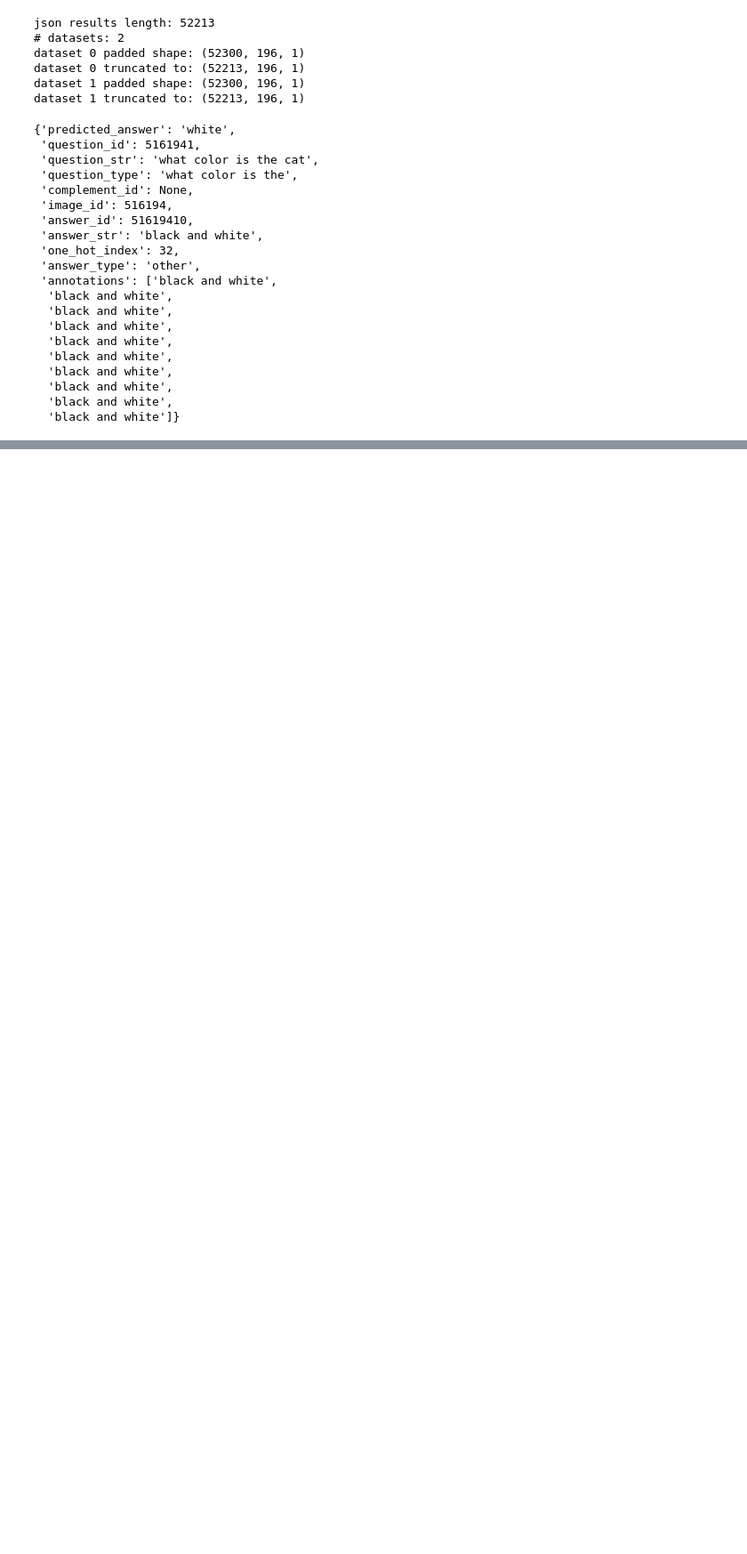
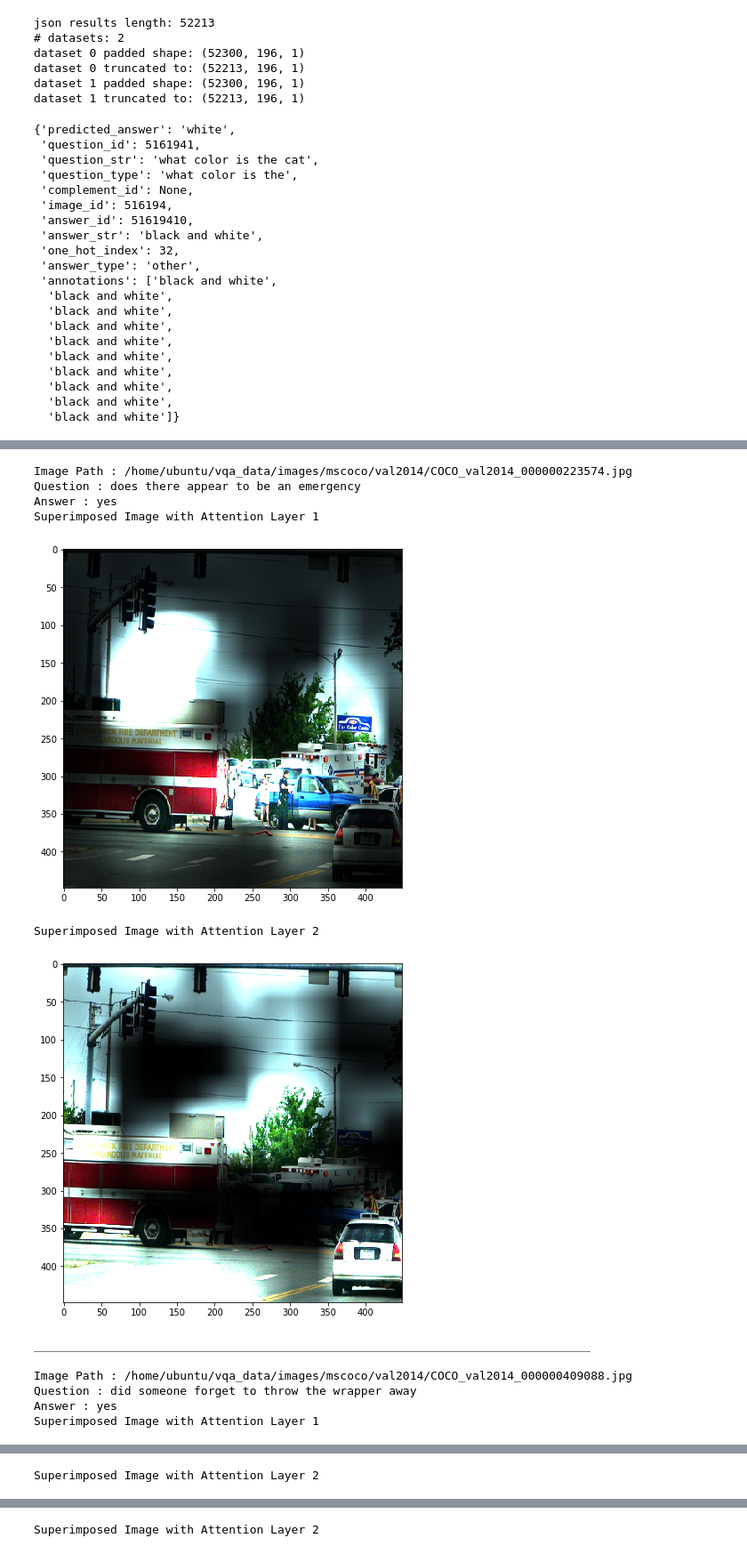
Before and after one commit to mwinton/w266-final-project, a Jupyter notebook: bin/attention_viz.ipynb, the cells around one changed output, grey strips where cells are left out. Shown at 89% size. Drawn from its saved outputs; the diff is of its cells as text; code cells hidden in the pictures; blank space fills up the shorter version.

Commit message:
Adding notebook for attention visualization

```diff
--- a/bin/attention_viz.ipynb
+++ b/bin/attention_viz.ipynb
@@ -78,13 +85,5 @@ resultsj[0]
 def get_image_path(img_id):
     ID_DIGITS = 12
     img_id_len = len(str(img_id))
-    img_path = '/home/mwinton/vqa_data/images/mscoco/val2014/COCO_val2014_{}{}.jpg'.format((ID_DIGITS - img_id_len)*'0', img_id)
+    img_path = '/home/ubuntu/vqa_data/images/mscoco/val2014/COCO_val2014_{}{}.jpg'.format((ID_DIGITS - img_id_len)*'0', img_id)
     return img_path
-# %%
-def show_image(img_path):
-    if os.path.isfile(img_path):
-        image = io.imread(img_path)
-        plt.imshow(image)
-        plt.axis('off')
-        plt.show()
-    return image.shape
@@ -91,7 +123,7 @@ def show_image(img_path):
 # %%
 num_samples = 3
 rand_indices = [randint(0, len(resultsj)) for s in range(0, num_samples)]
-rand_results, rand_image_id, rand_image_path, rand_question_str, rand_answer_str = [], [], [], [], []
+rand_results, rand_image_ids, rand_image_paths, rand_question_strs, rand_answer_strs = [], [], [], [], []
 
 for i in rand_indices:
     rand_results.append(resultsj[i])
@@ -101,8 +133,8 @@ for i in rand_indices:
     rand_answer_strs.append(resultsj[i]['answer_str'])
 
 # pprint.pprint (rand_results)
-print (rand_indices)
-print (rand_image_ids)
-print (rand_image_paths)
-print (rand_question_strs)
-print (rand_answer_strs)
+#print (rand_indices)
+#print (rand_image_ids)
+#print (rand_image_paths)
+#print (rand_question_strs)
+#print (rand_answer_strs)
@@ -115,4 +140,0 @@ print (rand_answer_strs)
-# %%
-for p in rand_image_paths:
-    image_dims = show_image(p)
-    print(p, image_dims)
@@ -158,0 +141,22 @@ for i in rand_indices:
+# %%
+for idx, p in enumerate(rand_image_paths):
+    print(f"Image Path : {p}")
+    print(f"Question : {rand_question_strs[idx]}")
+    print(f"Answer : {rand_results[idx]['predicted_answer']}")
+    image_dims = show_image(p,idx)
+    print("_"*80)
+    print()
+# %% [output]
+Image Path : /home/ubuntu/vqa_data/images/mscoco/val2014/COCO_val2014_000000223574.jpg
+Question : does there appear to be an emergency
+Answer : yes
+Superimposed Image with Attention Layer 1
+[figure, added]
+Superimposed Image with Attention Layer 2
+[figure, added]
+________________________________________________________________________________
+
+Image Path : /home/ubuntu/vqa_data/images/mscoco/val2014/COCO_val2014_000000409088.jpg
+Question : did someone forget to throw the wrapper away
+Answer : yes
+Superimposed Image with Attention Layer 1
@@ -158,0 +164 @@ for i in rand_indices:
+Superimposed Image with Attention Layer 2
@@ -158,0 +173 @@ for i in rand_indices:
+Superimposed Image with Attention Layer 2
```
Also changed, not shown: parts of 11 cells of this notebook.
